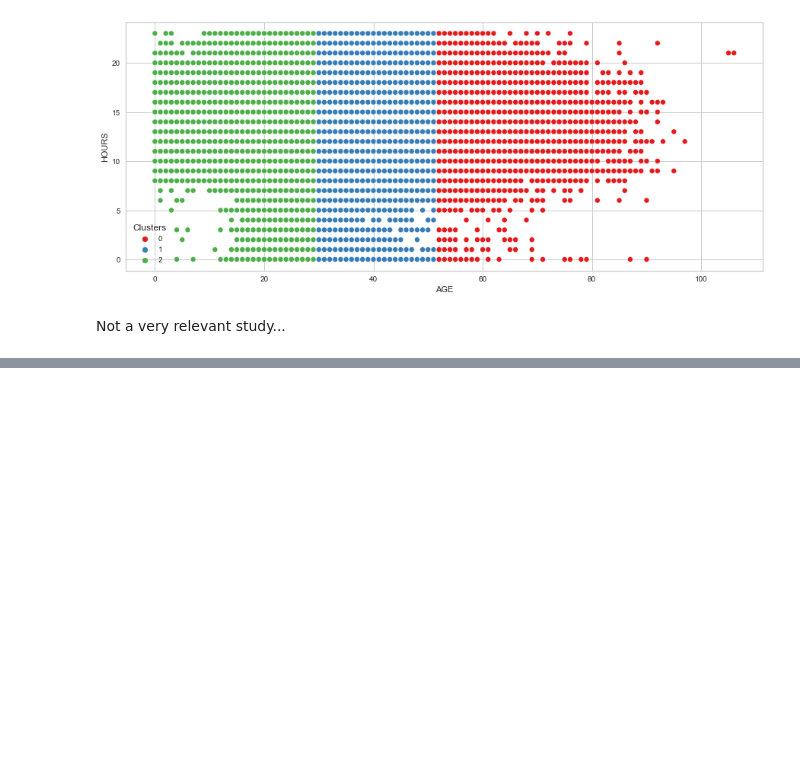
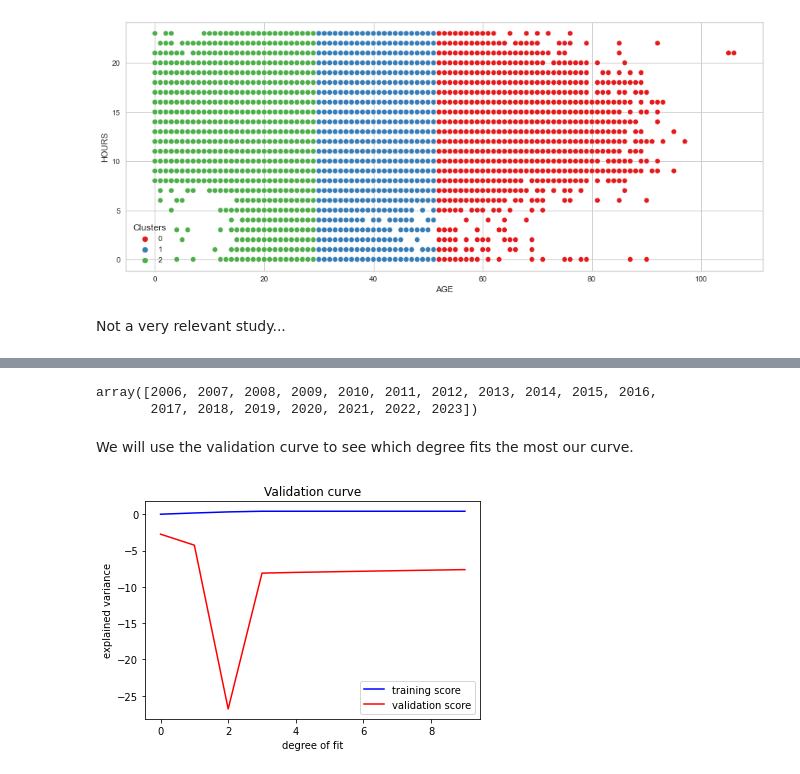
Before and after one commit to lethib/enea_study_case, a Jupyter notebook: models.ipynb, the cells around one changed output, grey strips where cells are left out. Saved outputs shown, nothing was run; the diff lists cells and outputs as text; code cells hidden in the pictures; blank space fills up the shorter version.

Commit message:
linear regression started

```diff
--- a/clustering.ipynb
+++ b/models.ipynb
@@ -158,0 +163,3 @@ Not a very relevant study...
+# %%
+df_LR = pd.read_csv('data/LR_dataset.csv')
+df_LR.head()
@@ -158,0 +175,5 @@ Not a very relevant study...
+# %%
+# Remove 2020 data
+
+df_LR = df_LR[df_LR["ACCIDENT_YEAR"] != 2020]
+df_LR.shape
@@ -158,0 +203,3 @@ Not a very relevant study...
+# %%
+df_general_trend = df_LR.groupby("ACCIDENT_YEAR").count()["ACCIDENT_NO"].reset_index()
+df_general_trend
@@ -158,0 +222,34 @@ Not a very relevant study...
+# %%
+X_test = np.arange(2006, 2024)
+X_test
+# %% [output]
+array([2006, 2007, 2008, 2009, 2010, 2011, 2012, 2013, 2014, 2015, 2016,
+       2017, 2018, 2019, 2020, 2021, 2022, 2023])
+# %%
+# Creation of our model
+
+from sklearn.preprocessing import PolynomialFeatures
+from sklearn.linear_model import LinearRegression
+from sklearn.pipeline import make_pipeline
+
+def PolynomialRegression(degree):
+    return make_pipeline(PolynomialFeatures(degree), LinearRegression())
+# %% [markdown]
+We will use the validation curve to see which degree fits the most our curve.
+# %%
+from sklearn.model_selection import validation_curve
+
+degrees = np.arange(0,10)
+X = df_general_trend["ACCIDENT_YEAR"].to_numpy()
+y = df_general_trend["ACCIDENT_NO"].to_numpy()
+
+train_score, val_score = validation_curve(PolynomialRegression(), X[:, None], y, param_name='polynomialfeatures__degree', param_range=degrees)
+plt.plot(degrees, np.mean(train_score, 1), color='b', label='training score')
+plt.plot(degrees, np.mean(val_score, 1), color='r', label='validation score')
+plt.legend(loc='best')
+plt.xlabel('degree of fit')
+plt.ylabel('explained variance')
+plt.title('Validation curve')
+plt.show()
+# %% [output]
+[figure, added]
```
Also changed, not shown: parts of 8 cells of this notebook, 2 other files.
